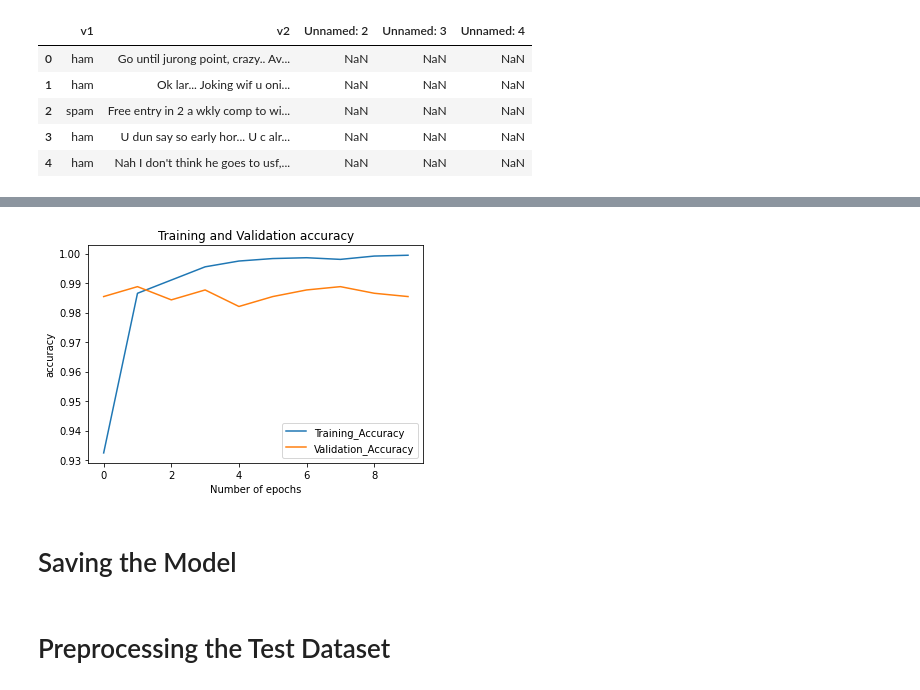
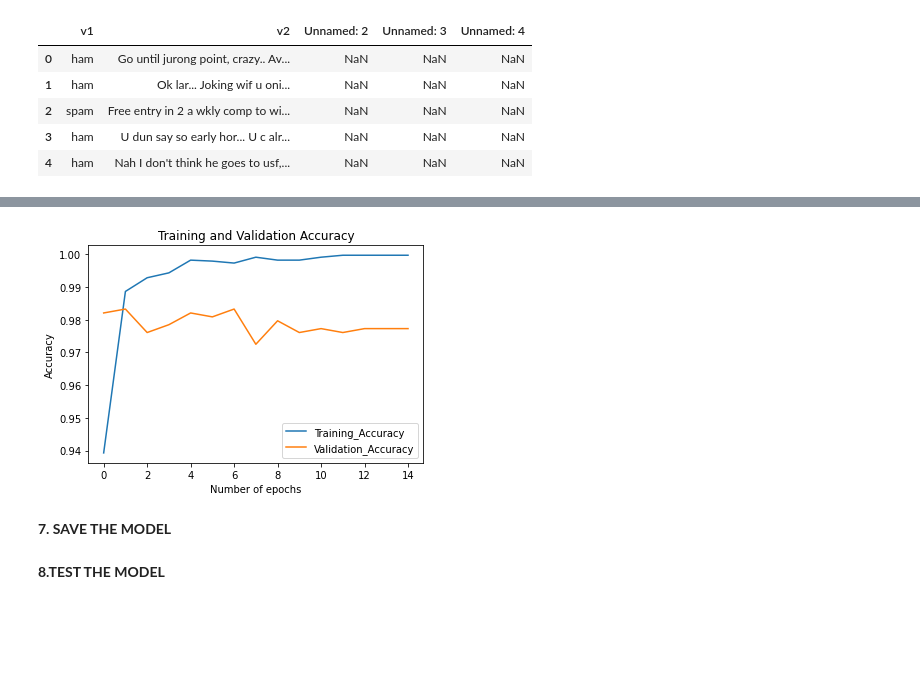
Before and after one commit to UdayaKrishnanM/IBM-Project-25991-1659978988, a Jupyter notebook: Assignment/tharun_kumar/assignment4.ipynb, the cells around one changed output, grey strips where cells are left out. Cells and saved outputs as stored; diff of their text form; code cells hidden in the pictures; blank space fills up the shorter version.

```diff
--- a/Assignment/tharun_kumar/assignment4.ipynb
+++ b/Assignment/tharun_kumar/assignment4.ipynb
@@ -44,7 +47,7 @@ le = LabelEncoder()
 Y = le.fit_transform(Y)
 Y = Y.reshape(-1,1)
 # %%
-X_train,X_test,Y_train,Y_test = train_test_split(X,Y,test_size=0.2)
+X_train,X_test,Y_train,Y_test = train_test_split(X,Y,test_size=0.25)
 # %%
 max_words = 1000
 max_len = 150
@@ -93,4 +96,4 @@ model.compile(loss='binary_crossentropy',optimizer=Adam(),metrics=['accuracy'])
 # %%
-history = model.fit(sequences_matrix,Y_train,batch_size=0,epochs=10,
+history = model.fit(sequences_matrix,Y_train,batch_size=20,epochs=15,
           validation_split=0.2)
 # %% [output]
@@ -124,9 +124,9 @@ def plot_graphs1(var1, var2, string):
     plt.ylabel(string)
     plt.legend([var1, var2])
 # %%
-plot_graphs1('Training_Accuracy', 'Validation_Accuracy', 'accuracy')
+plot_graphs1('Training_Accuracy', 'Validation_Accuracy', 'Accuracy')
 # %% [output]
-[figure, old version]
+[figure, new version]
-# %% [markdown]
-# Saving the Model
+# %% [markdown]
+**7. SAVE THE MODEL**
 # %%
@@ -134,5 +134,5 @@ model.save('Spam_sms_classifier.h5')
-# %% [markdown]
-# Preprocessing the Test Dataset
+# %% [markdown]
+**8.TEST THE MODEL**
 # %%
 test_sequences = tok.texts_to_sequences(X_test)
 test_sequences_matrix = pad_sequences(test_sequences,maxlen=max_len)
```
Also changed, not shown: parts of 20 cells of this notebook.
